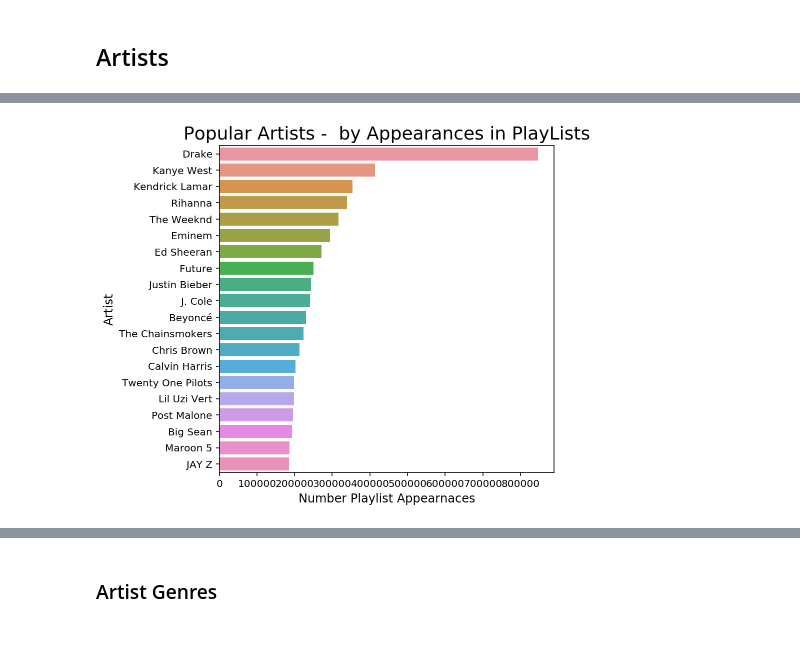
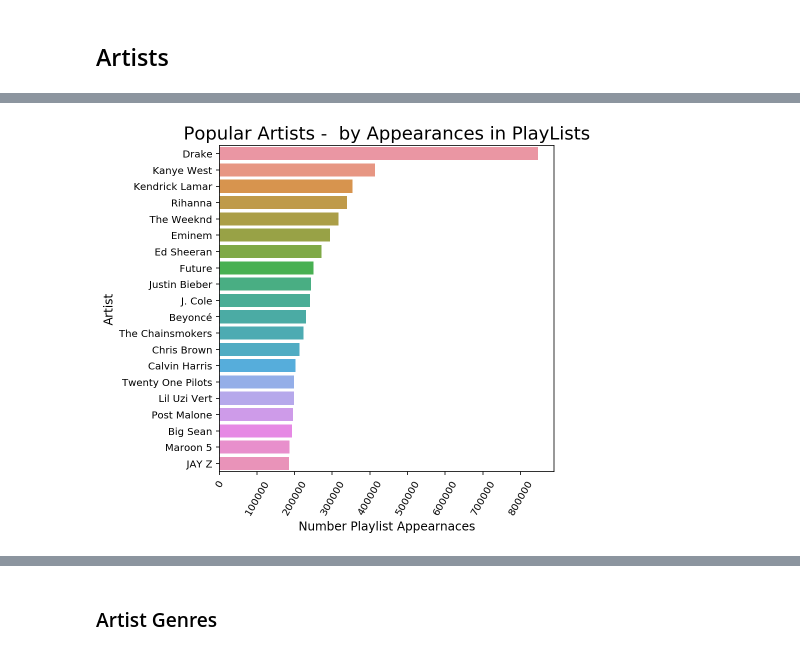
Before and after one commit to awgeezrick/CS109a_finalproject_group20, a Jupyter notebook: mark/Spotify-EDA.ipynb, the cells around one changed output, grey strips where cells are left out. Drawn from its saved outputs; the diff is of its cells as text; code cells hidden in the pictures.

```diff
--- a/mark/Spotify-EDA.ipynb
+++ b/mark/Spotify-EDA.ipynb
@@ -155,11 +183,12 @@ Time to Execute: 430.23 seconds
 # %%
 # Plot popular artists
 fig, subplot = plt.subplots(figsize=(6,6))
 subplot.set_title("Popular Artists -  by Appearances in PlayLists", fontsize=18)
 sns.barplot(y=top20.index,
             x=top20['count'],
             orient="h", ax=subplot)
 subplot.set_xlabel("Number Playlist Appearnaces", fontsize=12)
 subplot.set_ylabel("Artist", fontsize=12);
+subplot.tick_params(axis='x', labelrotation=60);
 # %% [output]
-[figure, old version]
+[figure, new version]
```
Also changed, not shown: parts of 41 cells of this notebook, 8 other files.
